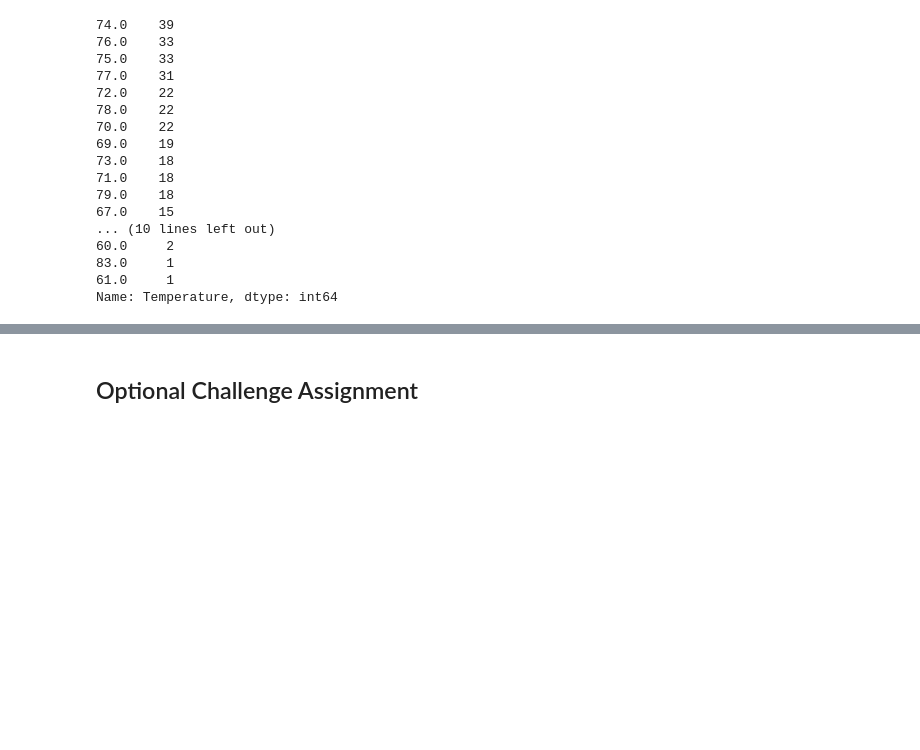
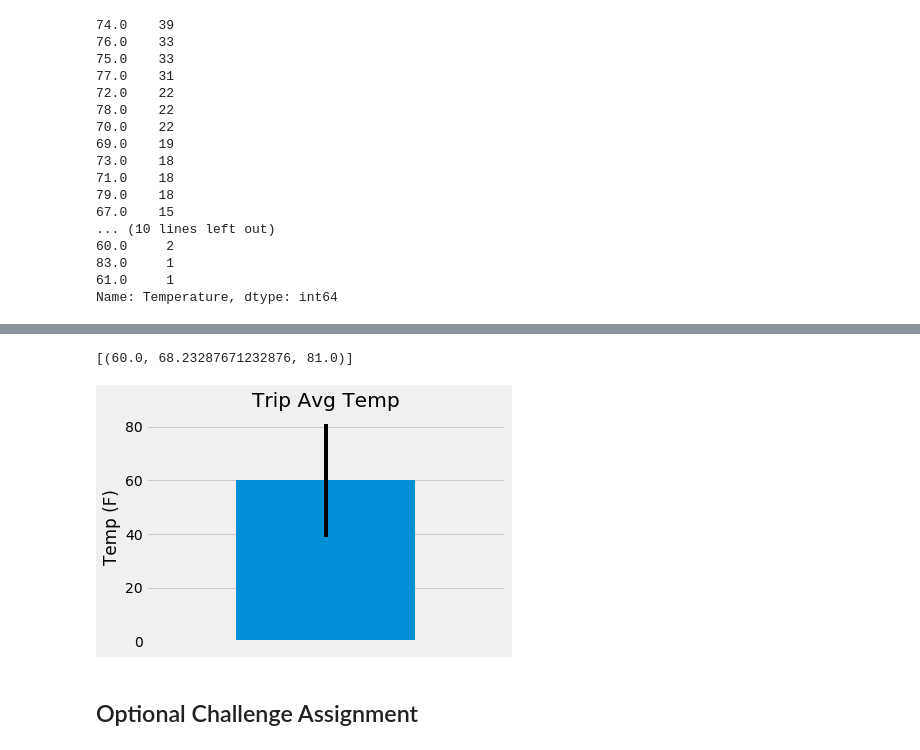
Before and after one commit to kglibrarian/datasciencebootcamp, a Jupyter notebook: Climate Change/climate_starter.ipynb, the cells around one changed output, grey strips where cells are left out. Drawn from its saved outputs; the diff is of its cells as text; code cells hidden in the pictures; blank space fills up the shorter version.

```diff
--- a/Climate Change/climate_starter.ipynb
+++ b/Climate Change/climate_starter.ipynb
@@ -384,8 +402,57 @@ print(calc_temps('2012-02-28', '2012-03-05'))
+# %%
+# Use your previous function `calc_temps` to calculate the tmin, tavg, and tmax
+# for your trip using the previous year's data for those same dates.
+def calc_temps(start_date, end_date):
+    """TMIN, TAVG, and TMAX for a list of dates.
+
+    Args:
+        start_date (string): A date string in the format %Y-%m-%d
+        end_date (string): A date string in the format %Y-%m-%d
+
+    Returns:
+        TMIN, TAVE, and TMAX
+    """
+
+    return session.query(func.min(Measurement.tobs), func.avg(Measurement.tobs), func.max(Measurement.tobs)).\
+        filter(Measurement.date >= start_date).filter(Measurement.date <= end_date).all()
+
+
+# function usage example
+trip_data = calc_temps('2017-01-01', '2017-01-12')
+print(trip_data)
+# %% [output]
+[(60.0, 68.23287671232876, 81.0)]
 # %%
 # Plot the results from your previous query as a bar chart.
 # Use "Trip Avg Temp" as your Title
 # Use the average temperature for the y value
 # Use the peak-to-peak (tmax-tmin) value as the y error bar (yerr)
+trip_data_list = trip_data[0]
+temp_min = trip_data_list[0]
+temp_avg = trip_data_list[1]
+temp_max = trip_data_list[2]
+center = (temp_avg)/2
+error_temp = temp_max - temp_min
+
+trip_temps = pd.DataFrame({'Min': temp_min, 'Avg': temp_avg, 'Max': temp_max }, index=[0])
+trip_temps
+
+ax = trip_temps.plot.bar(x="Avg", y=0, yerr=error_temp, align='center', rot=0, legend=False)
+plt.title('Trip Avg Temp')
+x_axis = ax.axes.get_xaxis()
+x_label = x_axis.get_label()
+x_axis.set_visible(False)
+
+y_axis = ax.axes.get_yaxis()
+y_label = y_axis.get_label()
+ax.yaxis.set_label_text('Temp (F)')
+#plt.ylabel('Temp (F)')
+plt.tight_layout()
+plt.savefig("triptempbarchart.png")
+plt.show()
+plt.close()
+# %% [output]
+[figure, added]
 # %%
 # Calculate the total amount of rainfall per weather station for your trip dates using the previous year's matching dates.
 # Sort this in descending order by precipitation amount and list the station, name, latitude, longitude, and elevation
```
Also changed, not shown: parts of 4 cells of this notebook, 2 other files.
